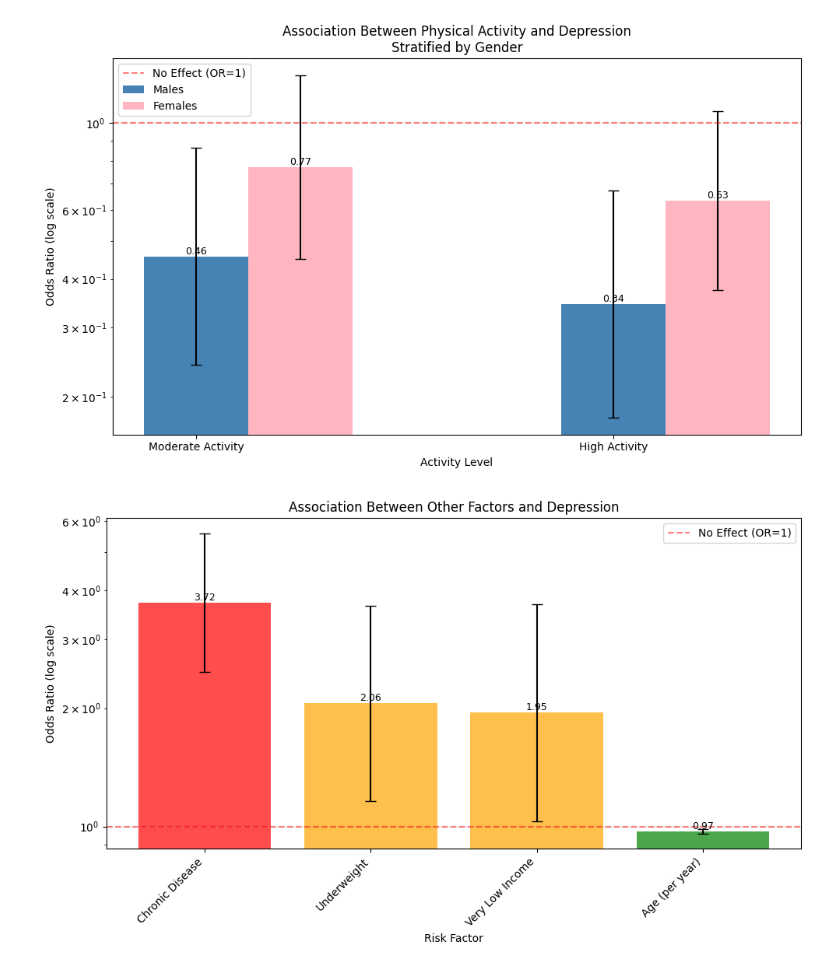
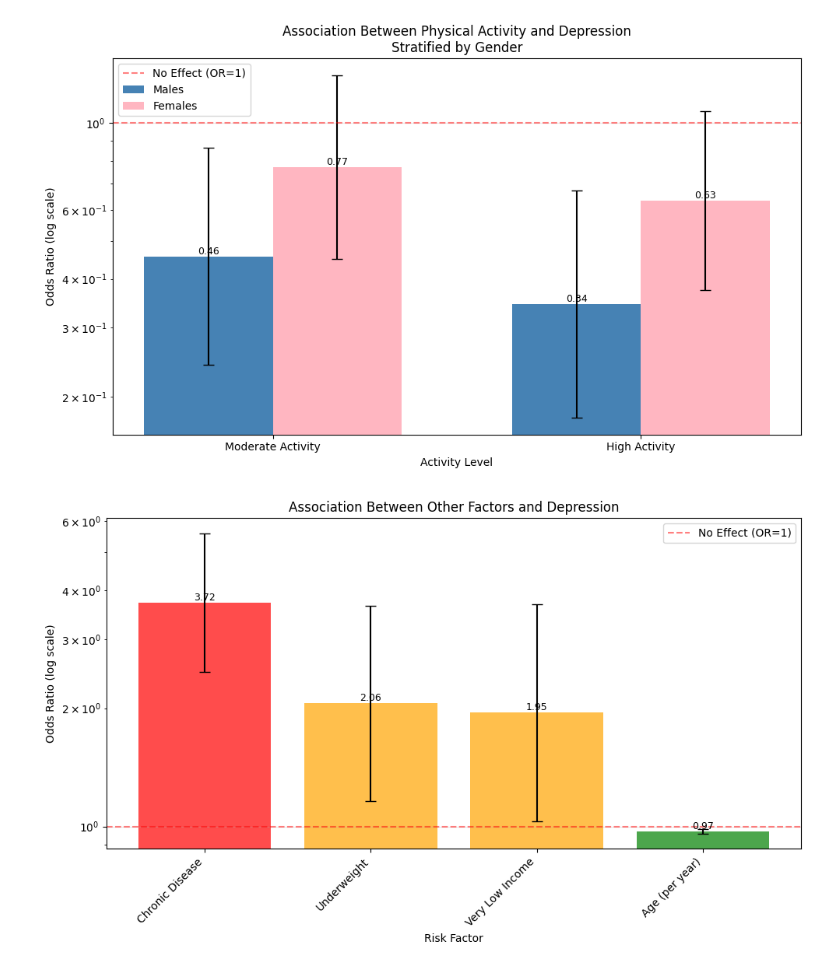
Before and after one commit to Atrash87/Multivariate_Analysis_Mental_Well_Being, a Jupyter notebook: Notebooks/plotting.ipynb, the cells around one changed output. Saved outputs shown, nothing was run; the diff lists cells and outputs as text; code cells hidden in the pictures.

```diff
--- a/Notebooks/plotting.ipynb
+++ b/Notebooks/plotting.ipynb
@@ -1,60 +1,59 @@
 # %%
 import numpy as np
 import matplotlib.pyplot as plt
 
-# Data for activity levels by gender
-data = {
-    'Males': {
-        'Moderate Activity': {'OR': 0.457, 'CI_lower': 0.241, 'CI_upper': 0.867},
-        'High Activity': {'OR': 0.345, 'CI_lower': 0.177, 'CI_upper': 0.673}
-    },
-    'Females': {
-        'Moderate Activity': {'OR': 0.772, 'CI_lower': 0.449, 'CI_upper': 1.324},
-        'High Activity': {'OR': 0.633, 'CI_lower': 0.374, 'CI_upper': 1.072}
-    }
-}
+# Data
+categories = ['Moderate Activity', 'High Activity']
+groups = ['Males', 'Females']
+colors = ['steelblue', 'lightpink']
 
-# Plot setup
+ORs = np.array([
+    [0.457, 0.345],  # Males
+    [0.772, 0.633]   # Females
+])
+
+CI_lower = np.array([
+    [0.241, 0.177],  # Males
+    [0.449, 0.374]   # Females
+])
+
+CI_upper = np.array([
+    [0.867, 0.673],  # Males
+    [1.324, 1.072]   # Females
+])
+
+# Errors for error bars
+errors = [ORs - CI_lower, CI_upper - ORs]
+
+# Plot
+x = np.arange(len(categories))
+width = 0.35
 plt.figure(figsize=(10, 6))
-categories = ['Moderate Activity', 'High Activity']
-x = np.arange(len(categories))
-width = 0.25
 
-groups = [
-    ("Males", "steelblue", 0),
-    ("Females", "lightpink", width)
-]
-
-# Plot bars in a loop
-for label, color, offset in groups:
-    ors = [data[label][cat]['OR'] for cat in categories]
-    errors = [
-        [data[label][cat]['OR'] - data[label][cat]['CI_lower'] for cat in categories],
-        [data[label][cat]['CI_upper'] - data[label][cat]['OR'] for cat in categories]
-    ]
-    rects = plt.bar(x + offset, ors, width, label=label, yerr=errors,
-                    capsize=5, color=color)
-
-    # Add value labels
-    for rect in rects:
-        h = rect.get_height()
-        plt.text(rect.get_x() + rect.get_width()/2., h,
-                 f'{h:.2f}', ha='center', va='bottom', fontsize=9)
+for i, group in enumerate(groups):
+    plt.bar(
+        x + i*width, ORs[i], width,
+        yerr=[errors[0][i], errors[1][i]],
+        capsize=5, color=colors[i], label=group
+    )
+    # Value labels
+    for j, val in enumerate(ORs[i]):
+        plt.text(x[j] + i*width, val, f'{val:.2f}',
+                 ha='center', va='bottom', fontsize=9)
 
 # Reference line
 plt.axhline(y=1, color='r', linestyle='--', alpha=0.5, label='No Effect (OR=1)')
 
-# Customize plot
+# Customize
+plt.xticks(x + width/2, categories)
+plt.yscale('log')
 plt.xlabel('Activity Level')
 plt.ylabel('Odds Ratio (log scale)')
 plt.title('Association Between Physical Activity and Depression\nStratified by Gender')
-plt.xticks(x, categories)
-plt.yscale('log')
 plt.legend()
 plt.grid(True, axis='y', alpha=0.3)
-
 plt.tight_layout()
 plt.show()
 # %% [output]
-[figure, old version]
+[figure, new version]
 # %%
```
Also changed, not shown: parts of 5 cells of this notebook.
